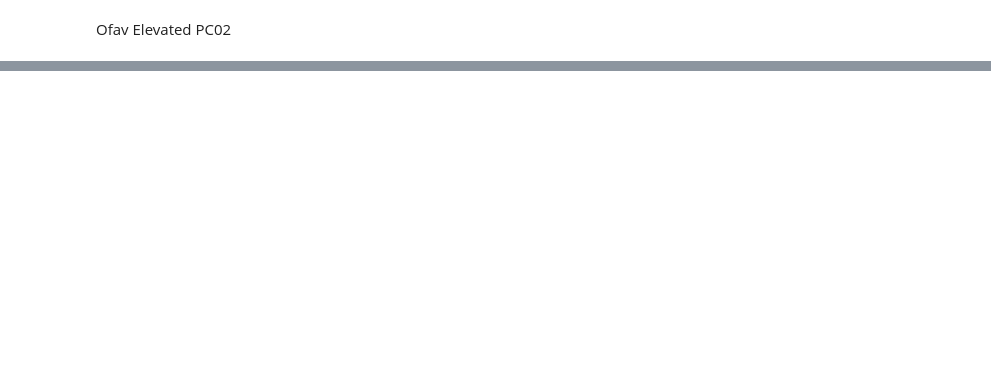
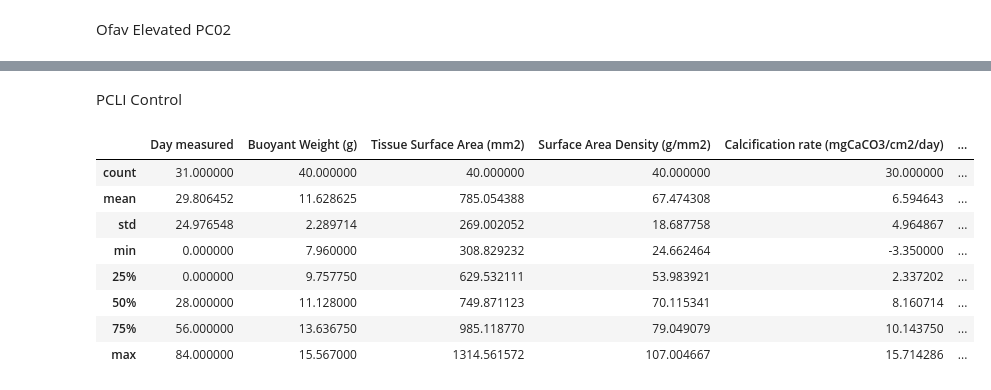
Before and after one commit to ENVS110a-SP23/group3-project, a Jupyter notebook: DataProcessing.ipynb, the cells around one changed output, grey strips where cells are left out. Cells and saved outputs as stored; diff of their text form; code cells hidden in the pictures; blank space fills up the shorter version.

```diff
--- a/DataProcessing.ipynb
+++ b/DataProcessing.ipynb
@@ -34,6 +34,8 @@ ofav_control = pd.read_excel(data, sheet_name ='Ofav Control')
 
 ofav_evelavted_p_c02 = pd.read_excel(data, sheet_name = 'Ofav Elevated P CO2')
 
+pcli_control_pc02 = pd.read_excel(data, sheet_name = 'Pcli Control')
+
 pcli_evelvated_pc02 = pd.read_excel(data, sheet_name = 'Pcli Elevated PCO2')
 # %% [markdown]
 Did each sheet seperately so data frames could have different names
@@ -223,0 +244,14 @@ print(ofav_evelavted_p_c02.isnull().sum())
+# %% [markdown]
+PCLI Control
+# %%
+pcli_control_pc02.describe()
+# %% [output]
+|  | Day measured | Buoyant Weight (g) | Tissue Surface Area (mm2) | Surface Area Density (g/mm2) | Calcification rate (mgCaCO3/cm2/day) | ... |
+| count | 31.000000 | 40.000000 | 40.000000 | 40.000000 | 30.000000 | ... |
+| mean | 29.806452 | 11.628625 | 785.054388 | 67.474308 | 6.594643 | ... |
+| std | 24.976548 | 2.289714 | 269.002052 | 18.687758 | 4.964867 | ... |
+| min | 0.000000 | 7.960000 | 308.829232 | 24.662464 | -3.350000 | ... |
+| 25% | 0.000000 | 9.757750 | 629.532111 | 53.983921 | 2.337202 | ... |
+| 50% | 28.000000 | 11.128000 | 749.871123 | 70.115341 | 8.160714 | ... |
+| 75% | 56.000000 | 13.636750 | 985.118770 | 79.049079 | 10.143750 | ... |
+| max | 84.000000 | 15.567000 | 1314.561572 | 107.004667 | 15.714286 | ... |
```
Also changed, not shown: parts of 18 cells of this notebook.
